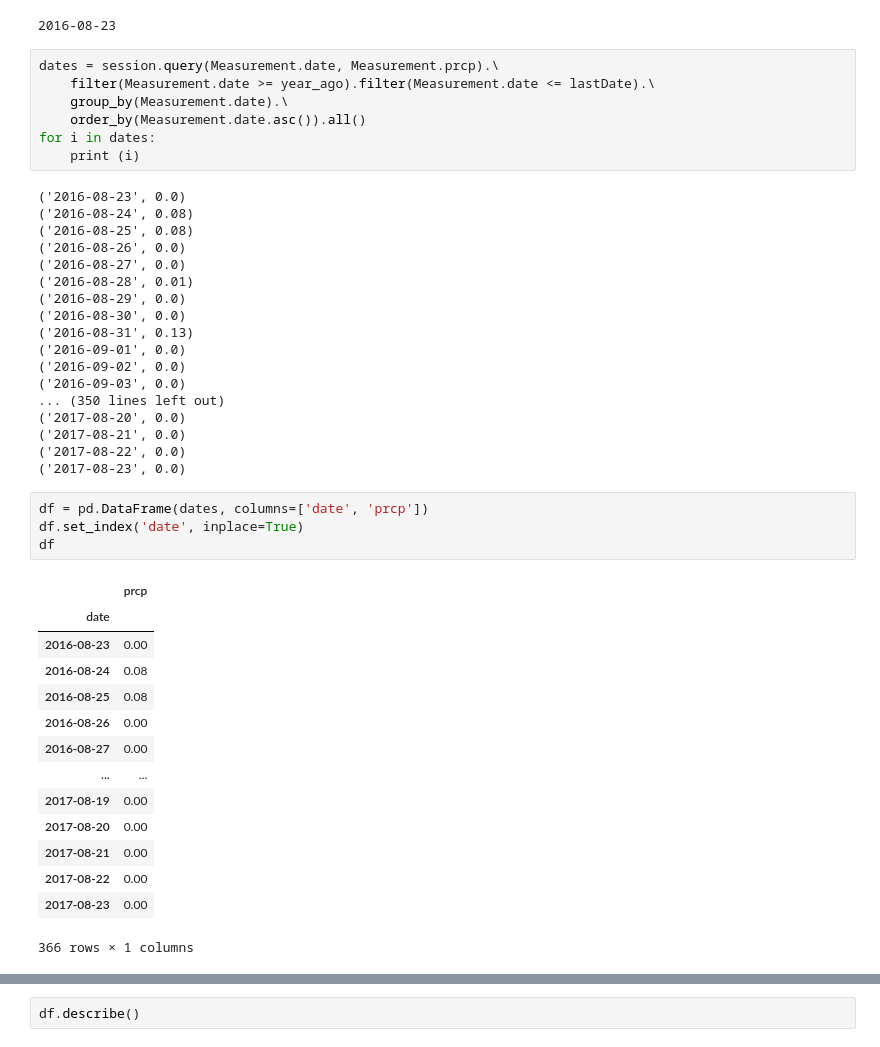
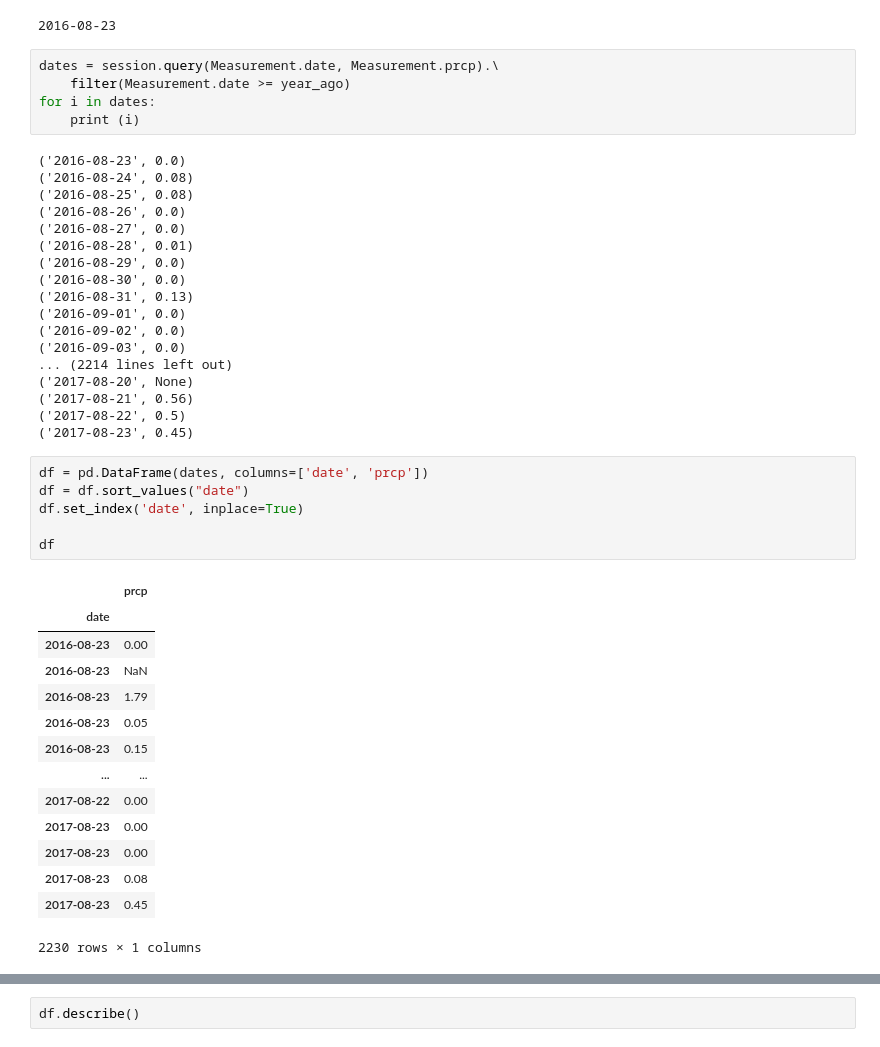
Before and after one commit to Hudaalghazouli/Climate-Analysis-Flask-Sqlalchemy, a Jupyter notebook: climate_starter.ipynb, the cells around one changed output, grey strips where cells are left out. Cells and saved outputs as stored; diff of their text form.

```diff
--- a/climate_starter.ipynb
+++ b/climate_starter.ipynb
@@ -96,9 +96,7 @@ print(year_ago)
 2016-08-23
 # %%
 dates = session.query(Measurement.date, Measurement.prcp).\
-    filter(Measurement.date >= year_ago).filter(Measurement.date <= lastDate).\
-    group_by(Measurement.date).\
-    order_by(Measurement.date.asc()).all()
+    filter(Measurement.date >= year_ago)
 for i in dates:
     print (i)
 # %% [output]
@@ -114,29 +112,31 @@ for i in dates:
 ('2016-09-01', 0.0)
 ('2016-09-02', 0.0)
 ('2016-09-03', 0.0)
-... (350 lines left out)
-('2017-08-20', 0.0)
-('2017-08-21', 0.0)
-('2017-08-22', 0.0)
-('2017-08-23', 0.0)
+... (2214 lines left out)
+('2017-08-20', None)
+('2017-08-21', 0.56)
+('2017-08-22', 0.5)
+('2017-08-23', 0.45)
 # %%
 df = pd.DataFrame(dates, columns=['date', 'prcp'])
+df = df.sort_values("date")
 df.set_index('date', inplace=True)
+
 df
 # %% [output]
 |  | prcp |
 | date |  |
 | 2016-08-23 | 0.00 |
-| 2016-08-24 | 0.08 |
-| 2016-08-25 | 0.08 |
-| 2016-08-26 | 0.00 |
-| 2016-08-27 | 0.00 |
+| 2016-08-23 | NaN |
+| 2016-08-23 | 1.79 |
+| 2016-08-23 | 0.05 |
+| 2016-08-23 | 0.15 |
 | ... | ... |
-| 2017-08-19 | 0.00 |
-| 2017-08-20 | 0.00 |
-| 2017-08-21 | 0.00 |
 | 2017-08-22 | 0.00 |
 | 2017-08-23 | 0.00 |
+| 2017-08-23 | 0.00 |
+| 2017-08-23 | 0.08 |
+| 2017-08-23 | 0.45 |
-366 rows × 1 columns
+2230 rows × 1 columns
 # %%
 df = pd.DataFrame(dates, columns=['date', 'prcp'])
```
Also changed, not shown: parts of 10 cells of this notebook.
